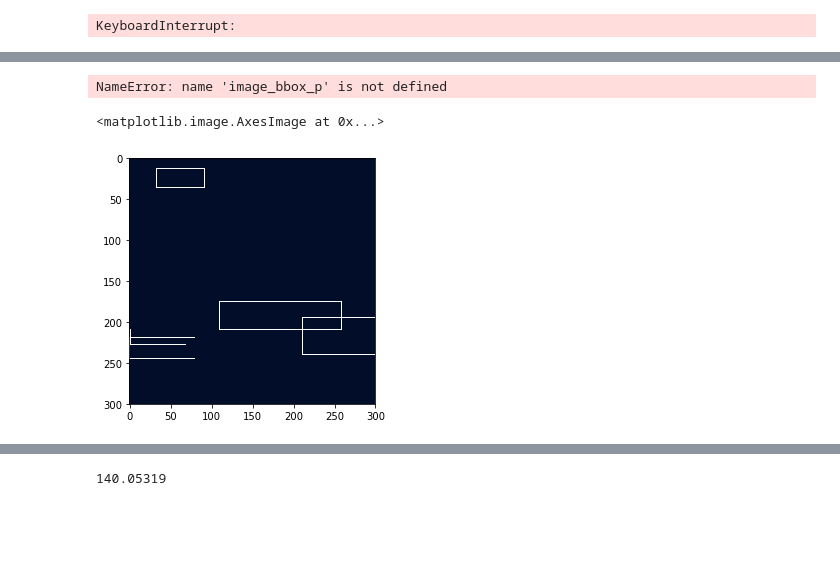
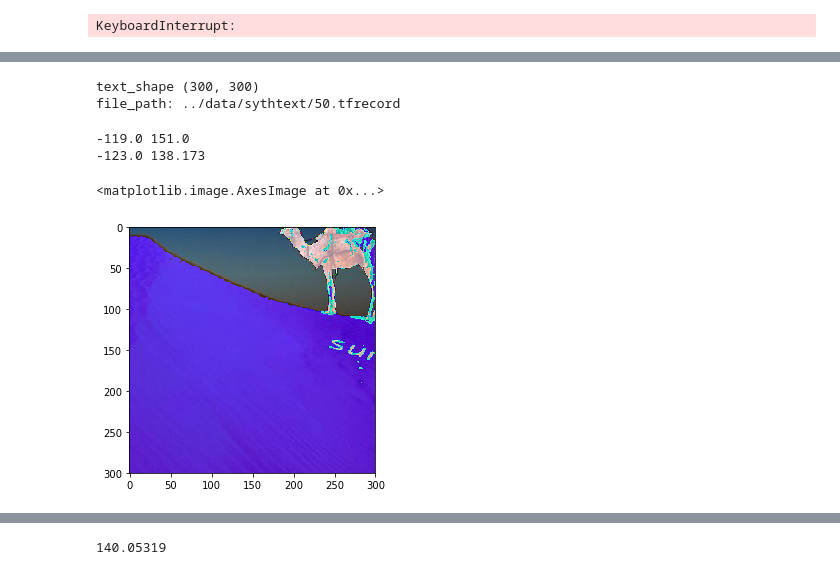
Before and after one commit to bindung/TextBoxes-TensorFlow, a Jupyter notebook: Notes/data_processing.ipynb, the cells around one changed output, grey strips where cells are left out. Saved outputs shown, nothing was run; the diff lists cells and outputs as text; code cells hidden in the pictures; blank space fills up the shorter version.

```diff
--- a/Notes/data_processing.ipynb
+++ b/Notes/data_processing.ipynb
@@ -349,14 +192,52 @@ NameError: name 'tf' is not defined
-# %%
-image_s = (image_bbox_p - np.min(image_bbox_p))*255/(np.max(image_bbox_p) - np.min(image_bbox_p))
-image_s = image_s.astype(np.uint8)
-# %% [output]
-NameError: name 'image_bbox_p' is not defined
+# %%
+with tf.Graph().as_default():
+    # build a net
+    text_net = txtbox_300.TextboxNet()
+    text_shape = text_net.params.img_shape
+    print 'text_shape '+  str(text_shape)
+    text_anchors = text_net.anchors(text_shape)
+
+    ## dataset provider
+    dataset = sythtextprovider.get_datasets('../data/sythtext/',file_pattern='50.tfrecord')
+
+    data_provider = slim.dataset_data_provider.DatasetDataProvider(
+            dataset, common_queue_capacity=32, common_queue_min=2)
+
+    [image, shape, glabels, gbboxes,height,width] = \
+    data_provider.get(['image', 'shape',
+                     'object/label',
+                     'object/bbox','height','width'])
+
+    image_train, glabels, gbboxes,num = \
+        txt_preprocessing.preprocess_image(image,  glabels,gbboxes,
+                                        [300,300],is_training=True)
+    image_test, labels, bboxes, bbox_img = \
+        txt_preprocessing.preprocess_image(image,  glabels,gbboxes,
+                                        [300,300],is_training=False)
+    batch_image = slim.batch_norm(image_train)
+    #scala_image = tf.cast(image_train, tf.uint8)
+
+    with tf.Session() as sess:
+        sess.run(tf.global_variables_initializer())
+        with slim.queues.QueueRunners(sess):
+            for i in xrange(1):
+                image_, batch_image_,image_test_= sess.run([image_train,batch_image,image_test])
+# %% [output]
+text_shape (300, 300)
+file_path: ../data/sythtext/50.tfrecord
+# %%
+print image_test_.min(),image_test_.max()
+print image_.min(),image_.max()
+# %% [output]
+-119.0 151.0
+-123.0 138.173
 # %%
+image_ = image_.astype(np.uint8)
 #skio.imshow(np.uint8(image_bbox_p[0,:,:,:])*255)
-skio.imshow(image_s[0,:,:,:])
+skio.imshow(image_)
 # %% [output]
 <matplotlib.image.AxesImage at 0x...>
-[figure, old version]
+[figure, new version]
 # %%
 for i in range(6):
     pmask = gscores_[i] > 0.5
```
Also changed, not shown: parts of 4 cells of this notebook, 2 other files.
